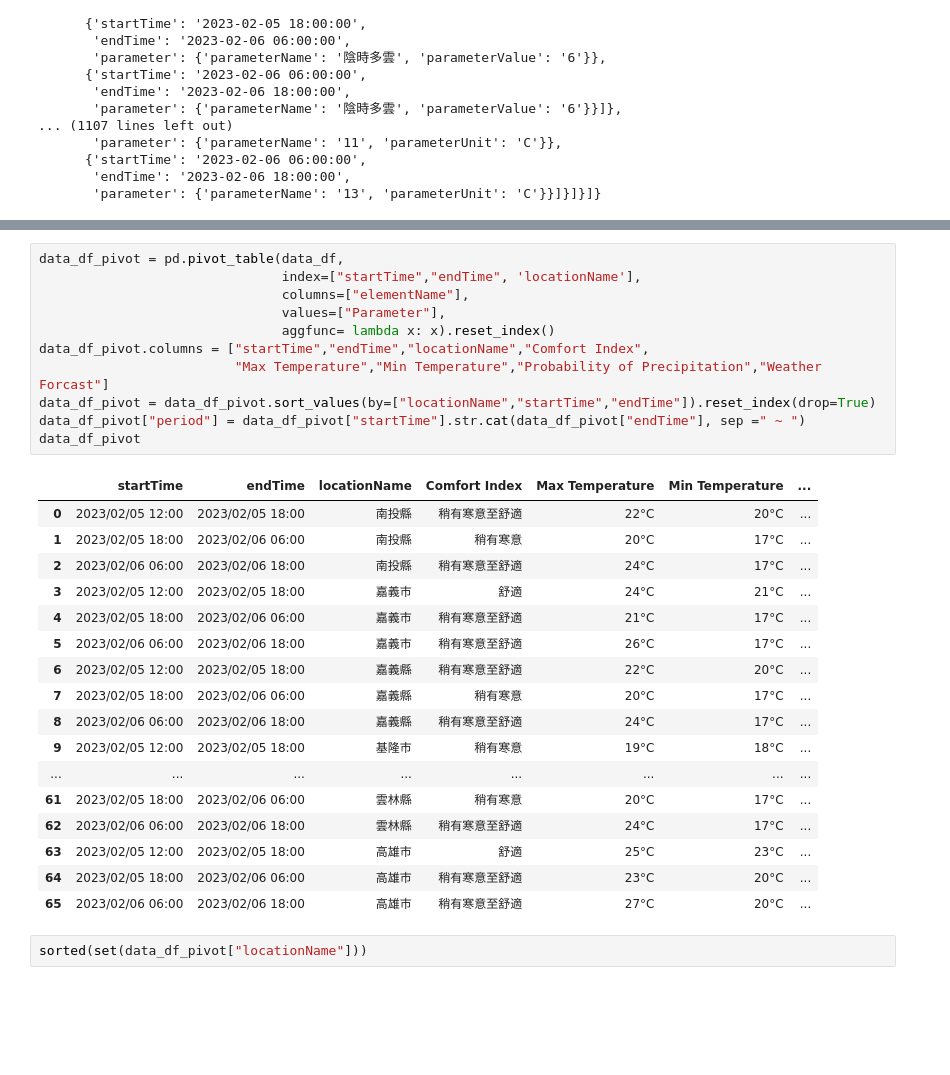
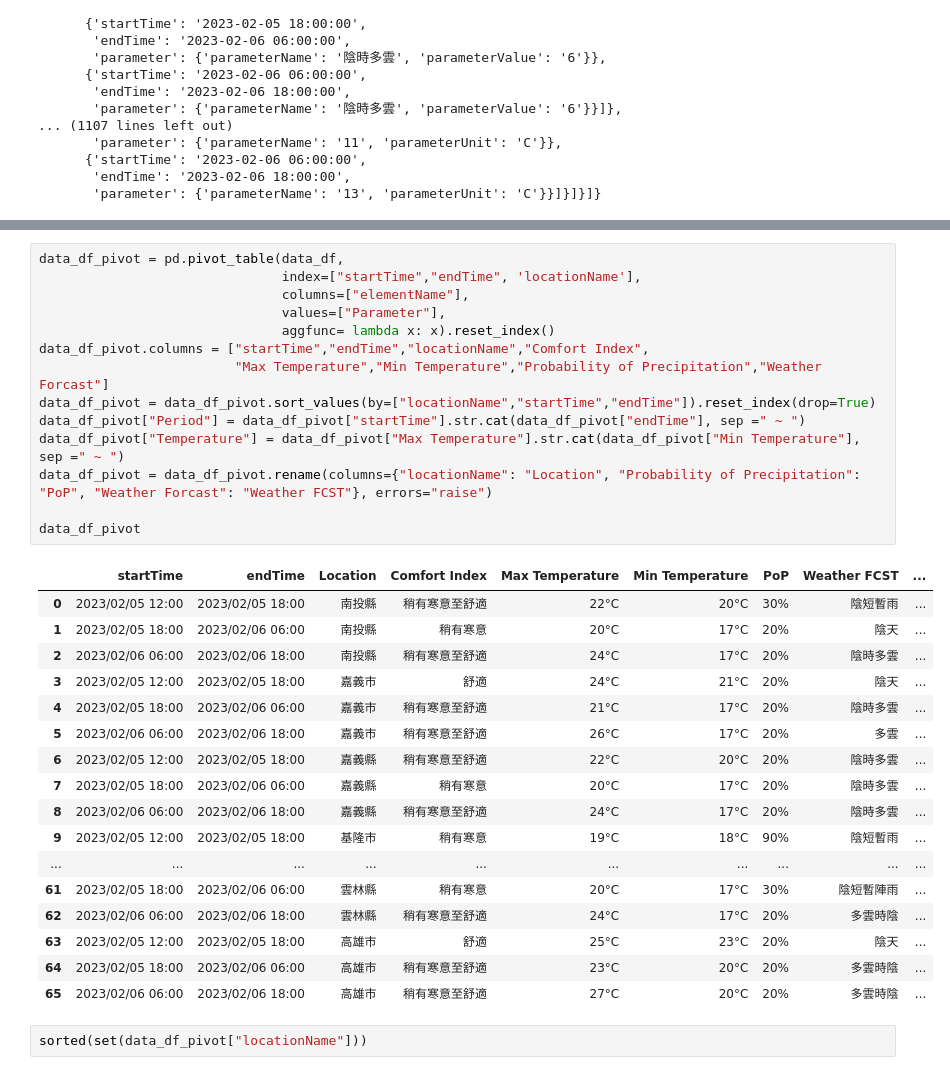
Before and after one commit to LeBronWilly/TW_Weather_FCST, a Jupyter notebook: JSON_ETL Test.ipynb, the cells around one changed output, grey strips where cells are left out. Drawn from its saved outputs; the diff is of its cells as text; blank space fills up the shorter version.

```diff
--- a/JSON_ETL Test.ipynb
+++ b/JSON_ETL Test.ipynb
@@ -132,32 +132,35 @@ memory usage: 23.3+ KB
 # %%
 data_df_pivot = pd.pivot_table(data_df,
                                index=["startTime","endTime", 'locationName'],
                                columns=["elementName"],
                                values=["Parameter"],
                                aggfunc= lambda x: x).reset_index()
 data_df_pivot.columns = ["startTime","endTime","locationName","Comfort Index",
                          "Max Temperature","Min Temperature","Probability of Precipitation","Weather Forcast"]
 data_df_pivot = data_df_pivot.sort_values(by=["locationName","startTime","endTime"]).reset_index(drop=True)
-data_df_pivot["period"] = data_df_pivot["startTime"].str.cat(data_df_pivot["endTime"], sep =" ~ ")
+data_df_pivot["Period"] = data_df_pivot["startTime"].str.cat(data_df_pivot["endTime"], sep =" ~ ")
+data_df_pivot["Temperature"] = data_df_pivot["Max Temperature"].str.cat(data_df_pivot["Min Temperature"], sep =" ~ ")
+data_df_pivot = data_df_pivot.rename(columns={"locationName": "Location", "Probability of Precipitation": "PoP", "Weather Forcast": "Weather FCST"}, errors="raise")
+
 data_df_pivot
 # %% [output]
-|  | startTime | endTime | locationName | Comfort Index | Max Temperature | Min Temperature | ... |
-| 0 | 2023/02/05 12:00 | 2023/02/05 18:00 | 南投縣 | 稍有寒意至舒適 | 22°C | 20°C | ... |
-| 1 | 2023/02/05 18:00 | 2023/02/06 06:00 | 南投縣 | 稍有寒意 | 20°C | 17°C | ... |
-| 2 | 2023/02/06 06:00 | 2023/02/06 18:00 | 南投縣 | 稍有寒意至舒適 | 24°C | 17°C | ... |
-| 3 | 2023/02/05 12:00 | 2023/02/05 18:00 | 嘉義市 | 舒適 | 24°C | 21°C | ... |
-| 4 | 2023/02/05 18:00 | 2023/02/06 06:00 | 嘉義市 | 稍有寒意至舒適 | 21°C | 17°C | ... |
-| 5 | 2023/02/06 06:00 | 2023/02/06 18:00 | 嘉義市 | 稍有寒意至舒適 | 26°C | 17°C | ... |
-| 6 | 2023/02/05 12:00 | 2023/02/05 18:00 | 嘉義縣 | 稍有寒意至舒適 | 22°C | 20°C | ... |
-| 7 | 2023/02/05 18:00 | 2023/02/06 06:00 | 嘉義縣 | 稍有寒意 | 20°C | 17°C | ... |
-| 8 | 2023/02/06 06:00 | 2023/02/06 18:00 | 嘉義縣 | 稍有寒意至舒適 | 24°C | 17°C | ... |
-| 9 | 2023/02/05 12:00 | 2023/02/05 18:00 | 基隆市 | 稍有寒意 | 19°C | 18°C | ... |
-| ... | ... | ... | ... | ... | ... | ... | ... |
-| 61 | 2023/02/05 18:00 | 2023/02/06 06:00 | 雲林縣 | 稍有寒意 | 20°C | 17°C | ... |
-| 62 | 2023/02/06 06:00 | 2023/02/06 18:00 | 雲林縣 | 稍有寒意至舒適 | 24°C | 17°C | ... |
-| 63 | 2023/02/05 12:00 | 2023/02/05 18:00 | 高雄市 | 舒適 | 25°C | 23°C | ... |
-| 64 | 2023/02/05 18:00 | 2023/02/06 06:00 | 高雄市 | 稍有寒意至舒適 | 23°C | 20°C | ... |
-| 65 | 2023/02/06 06:00 | 2023/02/06 18:00 | 高雄市 | 稍有寒意至舒適 | 27°C | 20°C | ... |
+|  | startTime | endTime | Location | Comfort Index | Max Temperature | Min Temperature | PoP | Weather FCST | ... |
+| 0 | 2023/02/05 12:00 | 2023/02/05 18:00 | 南投縣 | 稍有寒意至舒適 | 22°C | 20°C | 30% | 陰短暫雨 | ... |
+| 1 | 2023/02/05 18:00 | 2023/02/06 06:00 | 南投縣 | 稍有寒意 | 20°C | 17°C | 20% | 陰天 | ... |
+| 2 | 2023/02/06 06:00 | 2023/02/06 18:00 | 南投縣 | 稍有寒意至舒適 | 24°C | 17°C | 20% | 陰時多雲 | ... |
+| 3 | 2023/02/05 12:00 | 2023/02/05 18:00 | 嘉義市 | 舒適 | 24°C | 21°C | 20% | 陰天 | ... |
+| 4 | 2023/02/05 18:00 | 2023/02/06 06:00 | 嘉義市 | 稍有寒意至舒適 | 21°C | 17°C | 20% | 陰時多雲 | ... |
+| 5 | 2023/02/06 06:00 | 2023/02/06 18:00 | 嘉義市 | 稍有寒意至舒適 | 26°C | 17°C | 20% | 多雲 | ... |
+| 6 | 2023/02/05 12:00 | 2023/02/05 18:00 | 嘉義縣 | 稍有寒意至舒適 | 22°C | 20°C | 20% | 陰時多雲 | ... |
+| 7 | 2023/02/05 18:00 | 2023/02/06 06:00 | 嘉義縣 | 稍有寒意 | 20°C | 17°C | 20% | 陰時多雲 | ... |
+| 8 | 2023/02/06 06:00 | 2023/02/06 18:00 | 嘉義縣 | 稍有寒意至舒適 | 24°C | 17°C | 20% | 陰時多雲 | ... |
+| 9 | 2023/02/05 12:00 | 2023/02/05 18:00 | 基隆市 | 稍有寒意 | 19°C | 18°C | 90% | 陰短暫雨 | ... |
+| ... | ... | ... | ... | ... | ... | ... | ... | ... | ... |
+| 61 | 2023/02/05 18:00 | 2023/02/06 06:00 | 雲林縣 | 稍有寒意 | 20°C | 17°C | 30% | 陰短暫陣雨 | ... |
+| 62 | 2023/02/06 06:00 | 2023/02/06 18:00 | 雲林縣 | 稍有寒意至舒適 | 24°C | 17°C | 20% | 多雲時陰 | ... |
+| 63 | 2023/02/05 12:00 | 2023/02/05 18:00 | 高雄市 | 舒適 | 25°C | 23°C | 20% | 陰天 | ... |
+| 64 | 2023/02/05 18:00 | 2023/02/06 06:00 | 高雄市 | 稍有寒意至舒適 | 23°C | 20°C | 20% | 多雲時陰 | ... |
+| 65 | 2023/02/06 06:00 | 2023/02/06 18:00 | 高雄市 | 稍有寒意至舒適 | 27°C | 20°C | 20% | 多雲時陰 | ... |
 # %%
 sorted(set(data_df_pivot["locationName"]))
 # %% [output]
```
Also changed, not shown: parts of 2 cells of this notebook, 3 other files.
